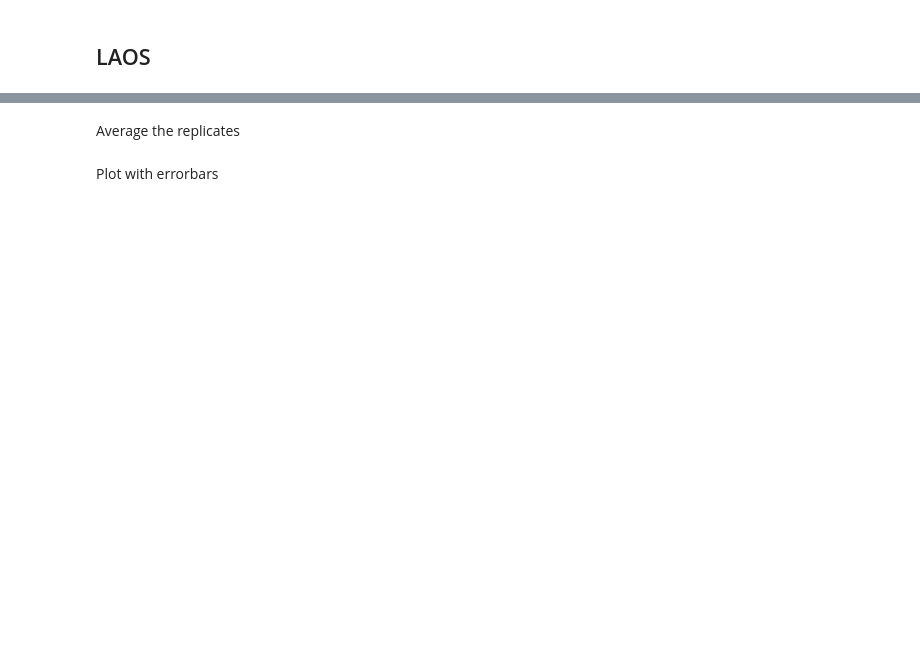
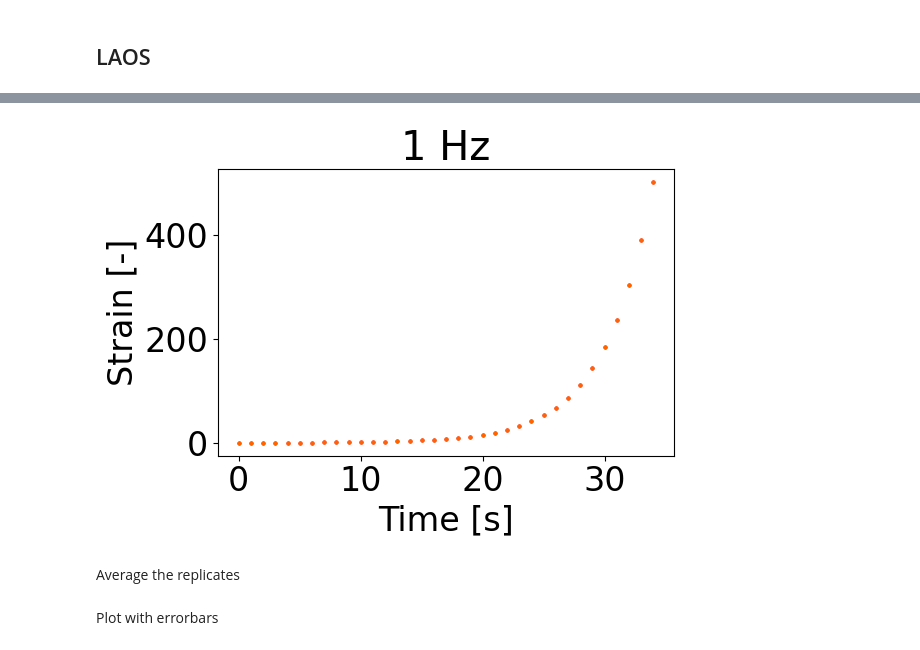
Before and after one commit to DrNjitram/vdSman_Constitutive_Model_Fitting, a Jupyter notebook: data_reading.ipynb, the cells around one changed output, grey strips where cells are left out. Drawn from its saved outputs; the diff is of its cells as text; code cells hidden in the pictures; blank space fills up the shorter version.

```diff
--- a/data_reading.ipynb
+++ b/data_reading.ipynb
@@ -616,2 +436,32 @@ plt.show()
+# %%
+# Create a figure and an array of axes with 1 row and 3 columns
+fig, axs = plt.subplots()
+
+axs.set_xlabel('Time [s]')
+
+axs.set_ylabel('Strain [-]')
+
+axs.set_title('1 Hz')
+
+data_exp_avg = data_exp
+
+for i in range(len(data_exp)):
+
+    x1 = data_exp[i][0]
+    y1 = data_exp[i][2]
+
+
+    # Plot data in the first subplot
+    axs.plot(x1, y1, marker='o', color=color_palette[i], label='Data 1', markersize=2, linewidth =0)
+
+
+
+# Adjust layout for better spacing
+plt.tight_layout()
+
+# Display the plots
+plt.show()
+# %% [output]
+[figure, added]
 # %% [markdown]
 Average the replicates
```
Also changed, not shown: parts of 18 cells of this notebook, 8 other files.
